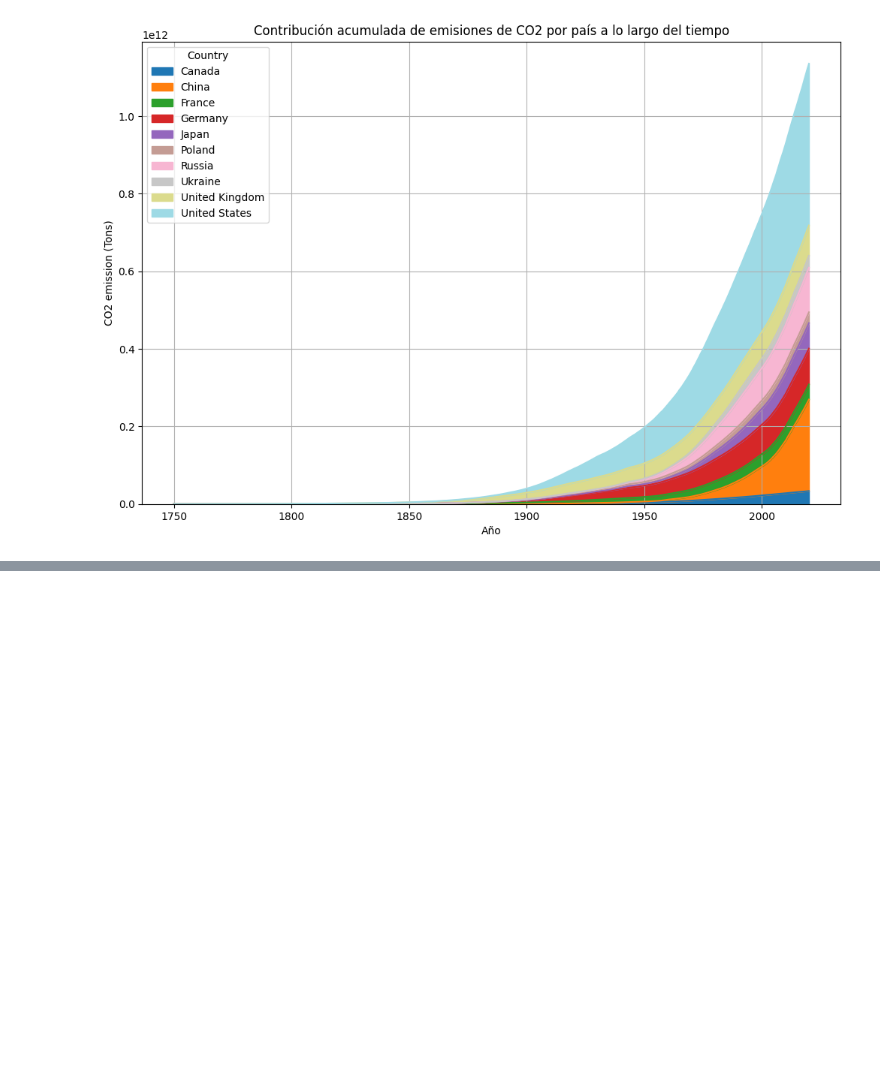
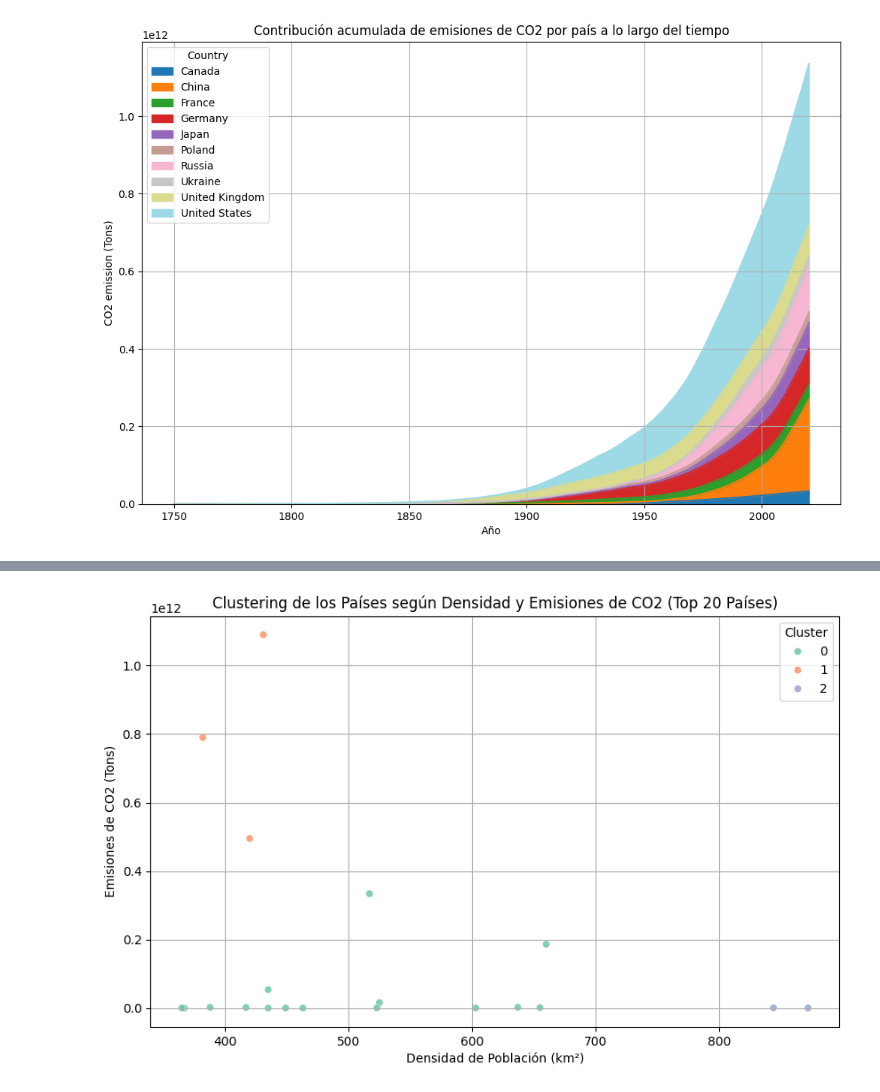
Before and after one commit to spamella04/InteligenciadeNegocios2024, a Jupyter notebook: GCHANG - U3T2/GCHANG_U3T2_C02_Emission_By_Country.ipynb, the cells around one changed output, grey strips where cells are left out. Saved outputs shown, nothing was run; the diff lists cells and outputs as text; code cells hidden in the pictures; blank space fills up the shorter version.

```diff
--- a/GCHANG - U3T2/GCHANG_U3T2_C02_Emission_By_Country.ipynb
+++ b/GCHANG - U3T2/GCHANG_U3T2_C02_Emission_By_Country.ipynb
@@ -165,0 +267,31 @@ plt.show()
+# %%
+# Agrupamos por país y tomamos la media de las emisiones y densidad (igual que el grafico anterior)
+data_grouped = data_frame_modificado.groupby('Country').agg({
+    'Density(km2)': 'mean',
+    'CO2 emission (Tons)': 'sum'
+}).reset_index()
+
+# Filtramos los 20 países con mayor densidad poblacional
+top_20_densidad = data_grouped.nlargest(20, 'Density(km2)')
+
+# Filtramos solo las columnas que vamos a usar para el clustering
+data_clustering = top_20_densidad[['Density(km2)', 'CO2 emission (Tons)']]
+
+# Estandarizamos los datos para que todas las variables tengan el mismo peso
+scaler = StandardScaler()
+data_clustering_scaled = scaler.fit_transform(data_clustering)
+
+# Aplicamos K-means con 3 clústeres (puedes ajustar este número)
+kmeans = KMeans(n_clusters=3, random_state=42)
+top_20_densidad['Cluster'] = kmeans.fit_predict(data_clustering_scaled)
+
+plt.figure(figsize=(10, 6))
+sea.scatterplot(data=top_20_densidad, x='Density(km2)', y='CO2 emission (Tons)', hue='Cluster', palette='Set2', alpha=0.8)
+
+plt.title('Clustering de los Países según Densidad y Emisiones de CO2 (Top 20 Países)')
+plt.xlabel('Densidad de Población (km²)')
+plt.ylabel('Emisiones de CO2 (Tons)')
+plt.grid(True)
+plt.show()
+# %% [output]
+[figure, added]
```
Also changed, not shown: parts of 9 cells of this notebook.
